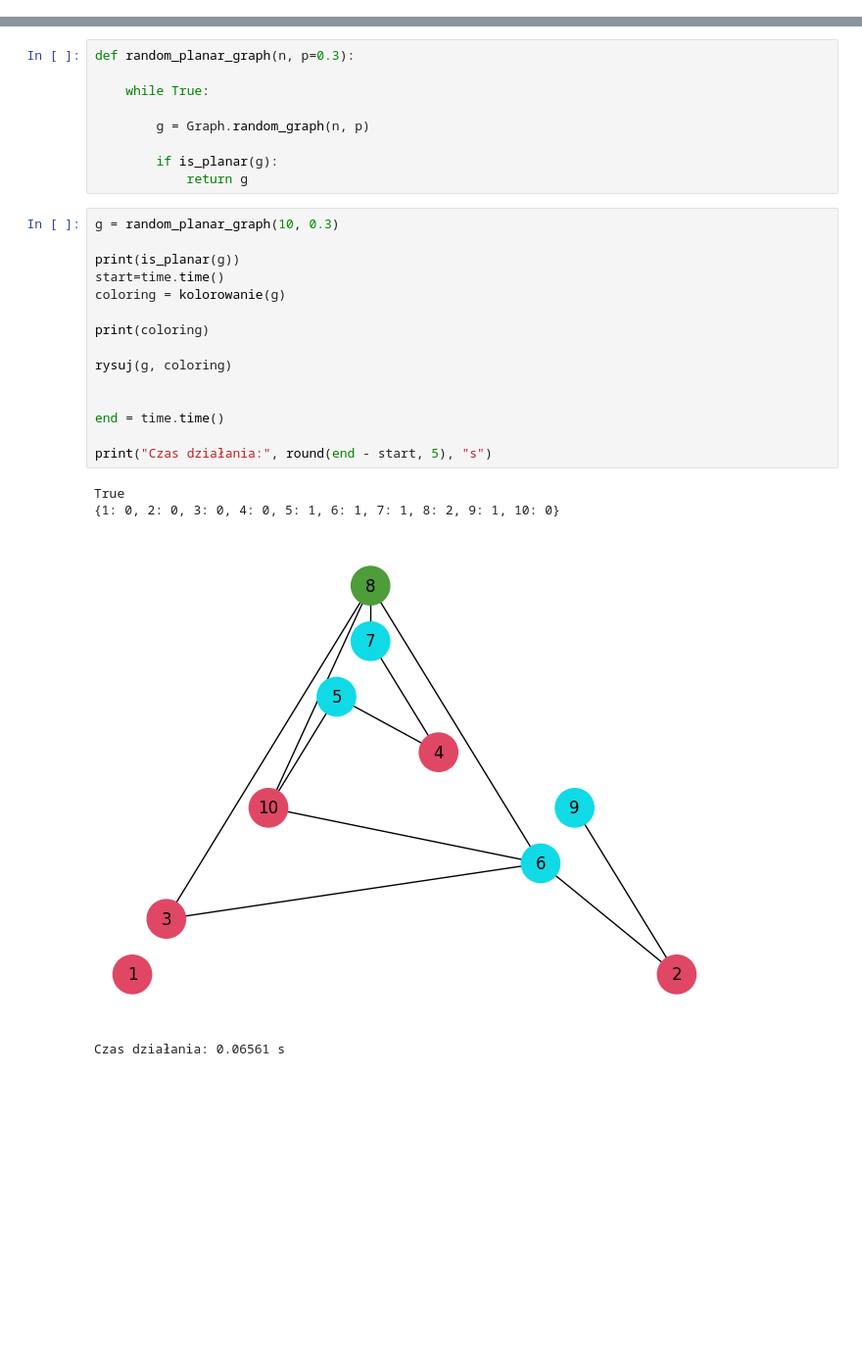
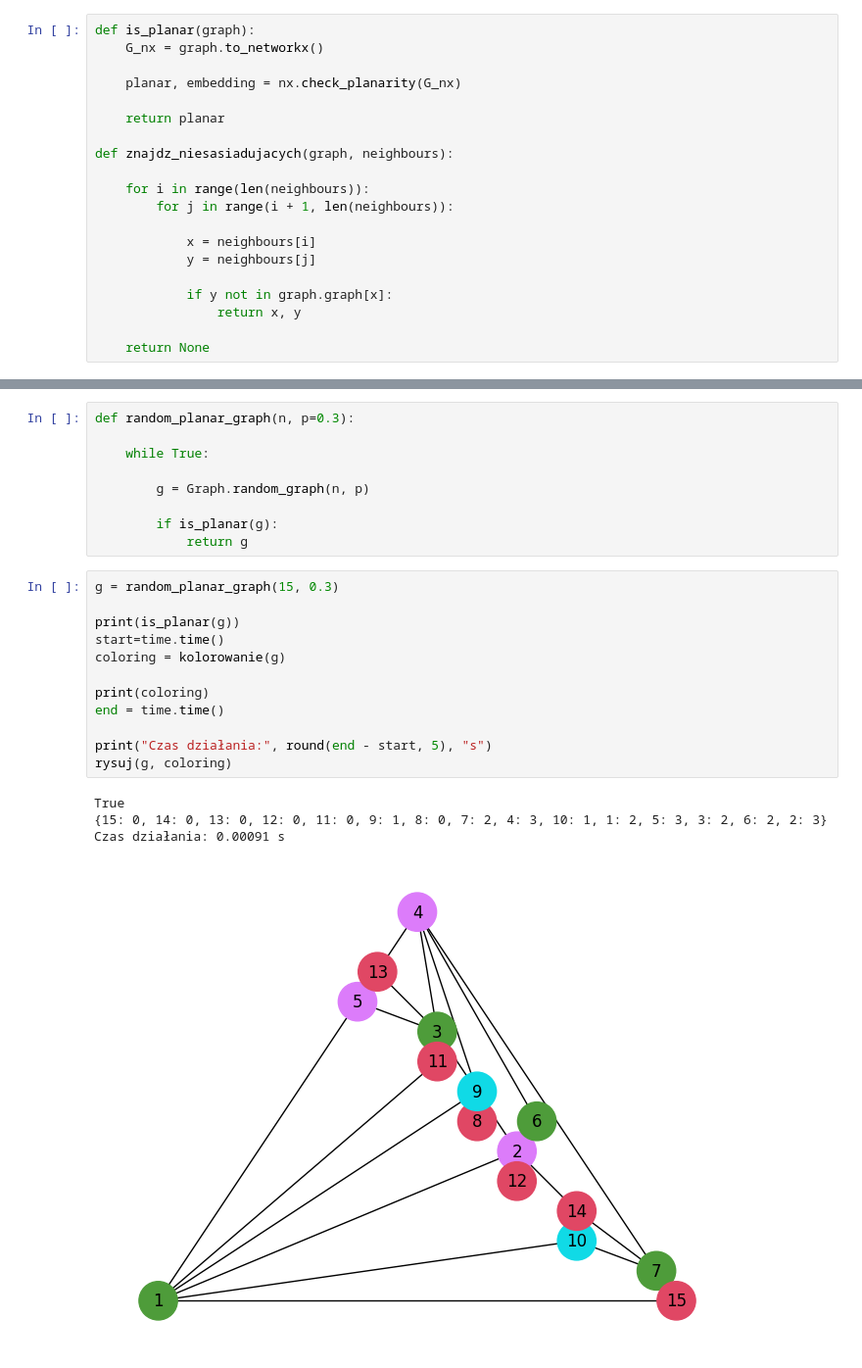
Before and after one commit to pgordin/OptDisc2026, a Jupyter notebook: projekt_kolorowanie_grafu_planarnego_poprawione.ipynb, the cells around one changed output, grey strips where cells are left out. Shown at 98% size. Cells and saved outputs as stored; diff of their text form; blank space fills up the shorter version.

```diff
--- a/projekt_kolorowanie_grafu_planarnego_poprawione.ipynb
+++ b/projekt_kolorowanie_grafu_planarnego_poprawione.ipynb
@@ -494,3 +484,23 @@ def is_planar(graph):
+# %%
+def is_planar(graph):
+    G_nx = graph.to_networkx()
+
+    planar, embedding = nx.check_planarity(G_nx)
+
+    return planar
+
+def znajdz_niesasiadujacych(graph, neighbours):
+
+    for i in range(len(neighbours)):
+        for j in range(i + 1, len(neighbours)):
+
+            x = neighbours[i]
+            y = neighbours[j]
+
+            if y not in graph.graph[x]:
+                return x, y
+
+    return None
 # %%
 g = Graph.cycle(5)
 
@@ -670,23 +718,20 @@ def random_planar_graph(n, p=0.3):
         if is_planar(g):
             return g
 # %%
-g = random_planar_graph(10, 0.3)
+g = random_planar_graph(15, 0.3)
 
 print(is_planar(g))
 start=time.time()
 coloring = kolorowanie(g)
 
 print(coloring)
-
-rysuj(g, coloring)
-
-
 end = time.time()
 
 print("Czas działania:", round(end - start, 5), "s")
+rysuj(g, coloring)
 # %% [output]
 True
-{1: 0, 2: 0, 3: 0, 4: 0, 5: 1, 6: 1, 7: 1, 8: 2, 9: 1, 10: 0}
+{15: 0, 14: 0, 13: 0, 12: 0, 11: 0, 9: 1, 8: 0, 7: 2, 4: 3, 10: 1, 1: 2, 5: 3, 3: 2, 6: 2, 2: 3}
+Czas działania: 0.00091 s
-[figure, old version]
+[figure, new version]
-Czas działania: 0.06561 s
 # %% [markdown]
```
Also changed, not shown: parts of 11 cells of this notebook.
